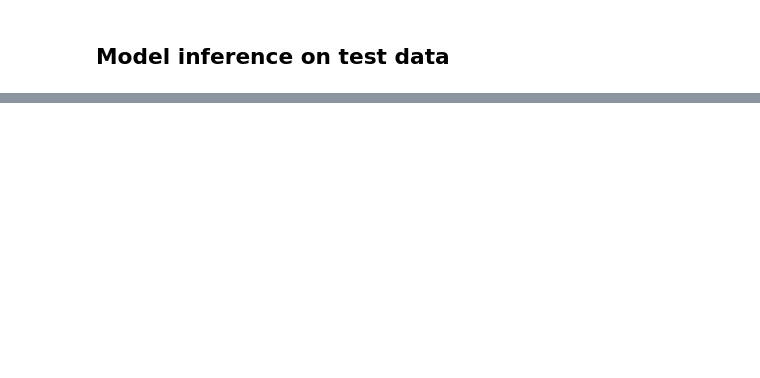
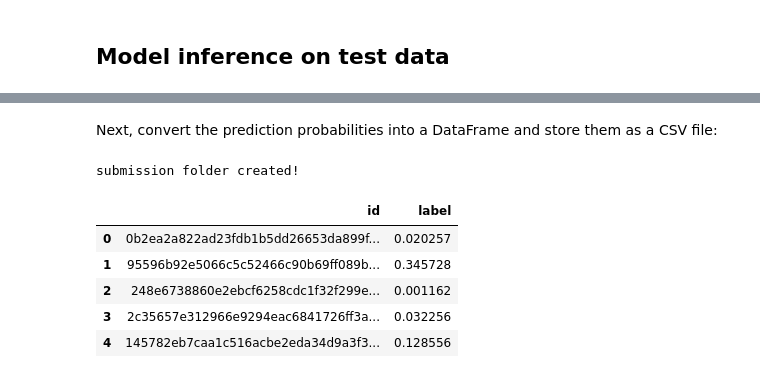
Before and after one commit to rahiakela/pytorch-computer-vision-cookbook, a Jupyter notebook: 2-binary-image-classification/2_deploying_binary_image_classification_model.ipynb, the cells around one changed output, grey strips where cells are left out. Saved outputs shown, nothing was run; the diff lists cells and outputs as text; code cells hidden in the pictures; blank space fills up the shorter version.

```diff
--- a/2-binary-image-classification/2_deploying_binary_image_classification_model.ipynb
+++ b/2-binary-image-classification/2_deploying_binary_image_classification_model.ipynb
@@ -365,0 +442,41 @@ As an example, try increasing the number of CNN filters by setting initial_filte
+# %% [markdown]
+Next, convert the prediction probabilities into a DataFrame and store them as a CSV file:
+# %%
+# get test id's from the sample_submission.csv
+path2sampleSub = "./data/"+ "sample_submission.csv"
+
+# read sample submission
+sample_df = pd.read_csv(path2sampleSub)
+
+# get id column
+ids_list = list(sample_df.id)
+
+# convert predictions to to list
+pred_list = [p for p in cancer_preds]
+
+# create a dict of id and prediction
+pred_dic = dict((key[:-4], value) for (key, value) in zip(histo_test.filenames, pred_list))
+
+
+# re-order predictions to match sample submission csv
+pred_list_sub = [pred_dic[id_] for id_ in ids_list]
+
+# create convert to data frame
+submission_df = pd.DataFrame({'id':ids_list,'label':pred_list_sub})
+
+# Export to csv
+if not os.path.exists("./submissions/"):
+    os.makedirs("submissions/")
+    print("submission folder created!")
+
+path2submission="./submissions/submission.csv"
+submission_df.to_csv(path2submission, header=True, index=False)
+submission_df.head()
+# %% [output]
+submission folder created!
+|  | id | label |
+| 0 | 0b2ea2a822ad23fdb1b5dd26653da899f... | 0.020257 |
+| 1 | 95596b92e5066c5c52466c90b69ff089b... | 0.345728 |
+| 2 | 248e6738860e2ebcf6258cdc1f32f299e... | 0.001162 |
+| 3 | 2c35657e312966e9294eac6841726ff3a... | 0.032256 |
+| 4 | 145782eb7caa1c516acbe2eda34d9a3f3... | 0.128556 |
```
Also changed, not shown: parts of 26 cells of this notebook.
